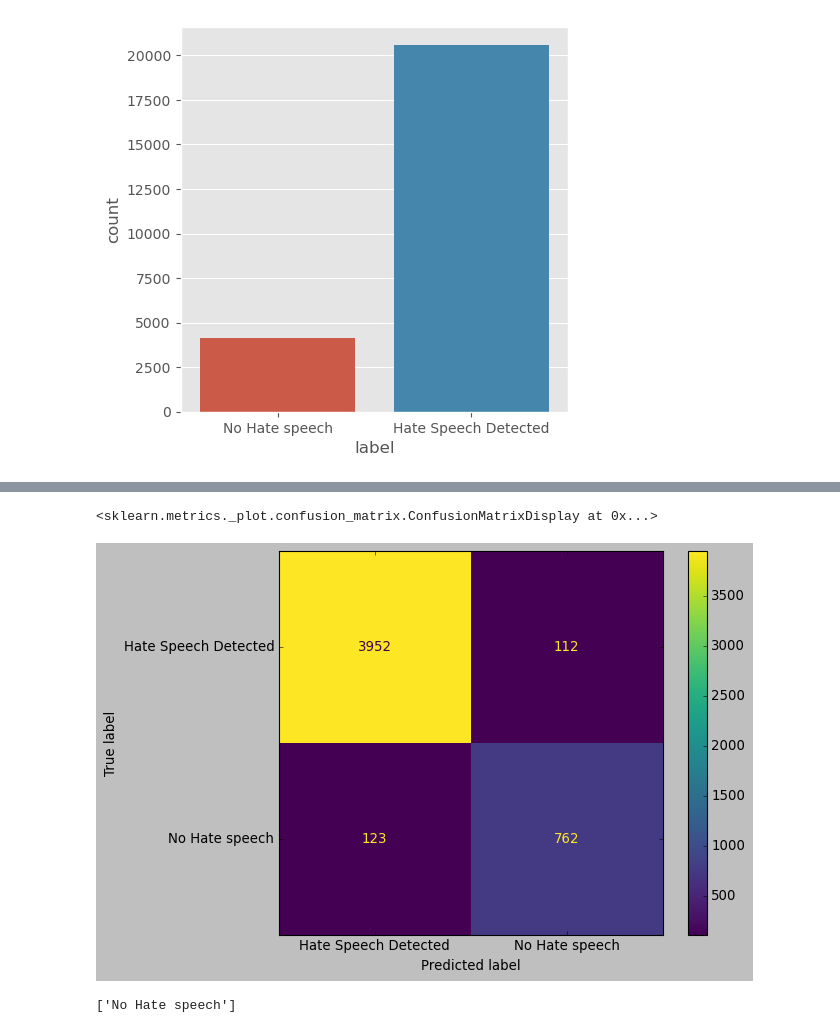
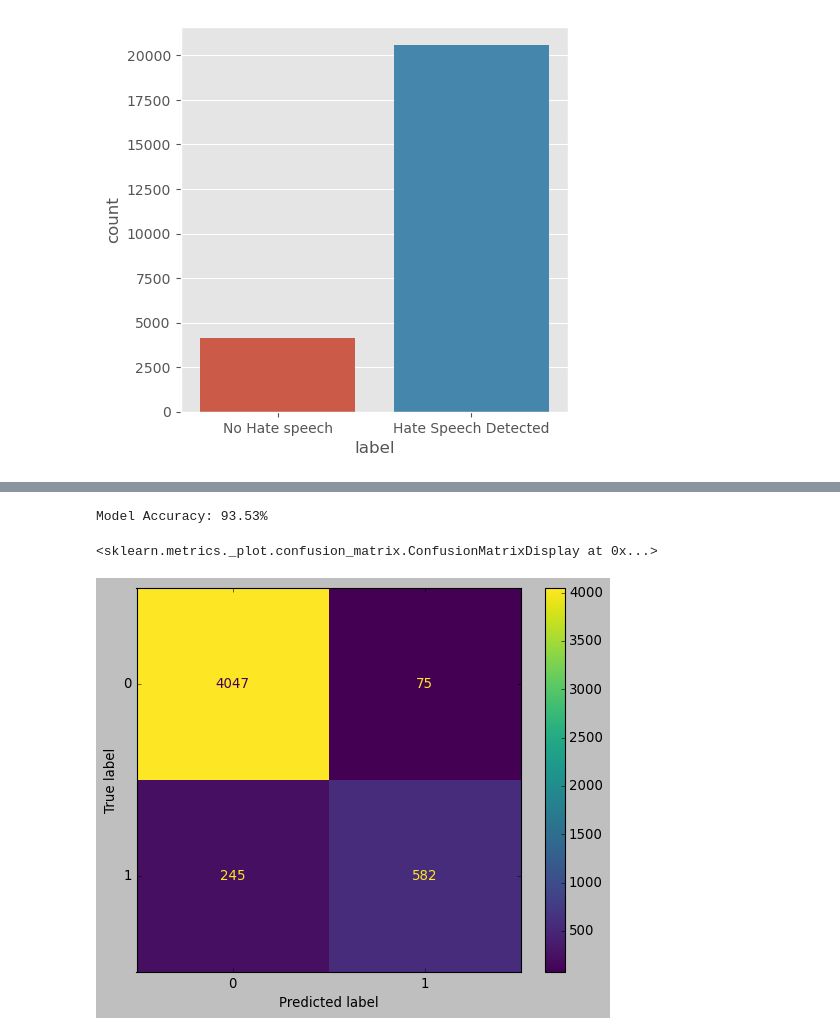
Before and after one commit to dot-ruth/Hate-Speech-Detection, a Jupyter notebook: Hate_speech_Detection_model Using Logistic Regression.ipynb, the cells around one changed output, grey strips where cells are left out. Saved outputs shown, nothing was run; the diff lists cells and outputs as text; code cells hidden in the pictures.

```diff
--- a/Hate_speech_Detection_model Using Logistic Regression.ipynb
+++ b/Hate_speech_Detection_model Using Logistic Regression.ipynb
@@ -95,0 +137,5 @@ Model Accuracy: 95.25%
+# %%
+style.use('classic')
+cm = confusion_matrix(y_test, pred, labels=model.classes_)
+disp = ConfusionMatrixDisplay(confusion_matrix=cm,display_labels=model.classes_)
+disp.plot()
@@ -96,14 +145,24 @@ Model Accuracy: 95.25%
+# %%
+# model using tfidVectorizer
+tfid = TfidfVectorizer()
+X_t=tfid.fit_transform(data['tweet'])
+Y_t=LabelEncoder().fit_transform(data['label'])
+# %%
+X_train_t,x_test_t,Y_train_t,y_test_t = train_test_split(X_t,Y_t,test_size=0.2)
+# %%
+model_t = LogisticRegression().fit(X_train_t,Y_train_t)
+pred_t = model_t.predict(x_test_t)
+model_accuracy = accuracy_score(pred_t,y_test_t)
+print("Model Accuracy: {:.2f}%".format(model_accuracy*100))
+# %% [output]
+Model Accuracy: 93.53%
 # %%
 style.use('classic')
-cm = confusion_matrix(y_test, pred, labels=model.classes_)
-disp = ConfusionMatrixDisplay(confusion_matrix=cm,display_labels=model.classes_)
+cm_t = confusion_matrix(y_test_t, pred_t, labels=model_t.classes_)
+disp = ConfusionMatrixDisplay(confusion_matrix=cm_t,display_labels=model_t.classes_)
 disp.plot()
 # %% [output]
 <sklearn.metrics._plot.confusion_matrix.ConfusionMatrixDisplay at 0x...>
-[figure, old version]
+[figure, new version]
 # %%
-test_data = "you are awesome"
-df = cv.transform([test_data]).toarray()
-print(model.predict(df))
+pickle.dump(model,open('logistic Regression model.pkl','wb'))
-# %% [output]
-['No Hate speech']
```
Also changed, not shown: parts of 11 cells of this notebook, 21 other files.
